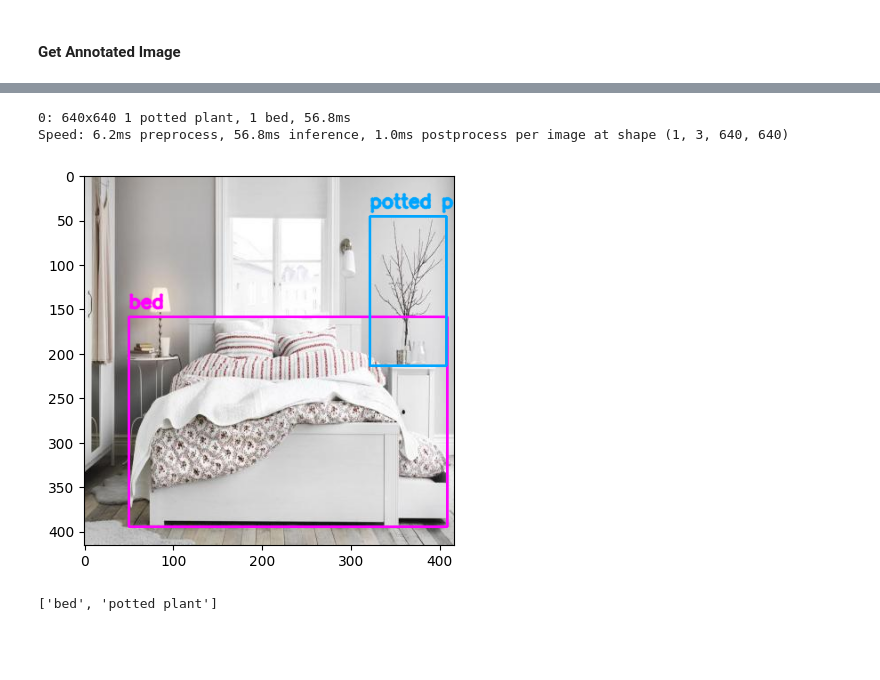
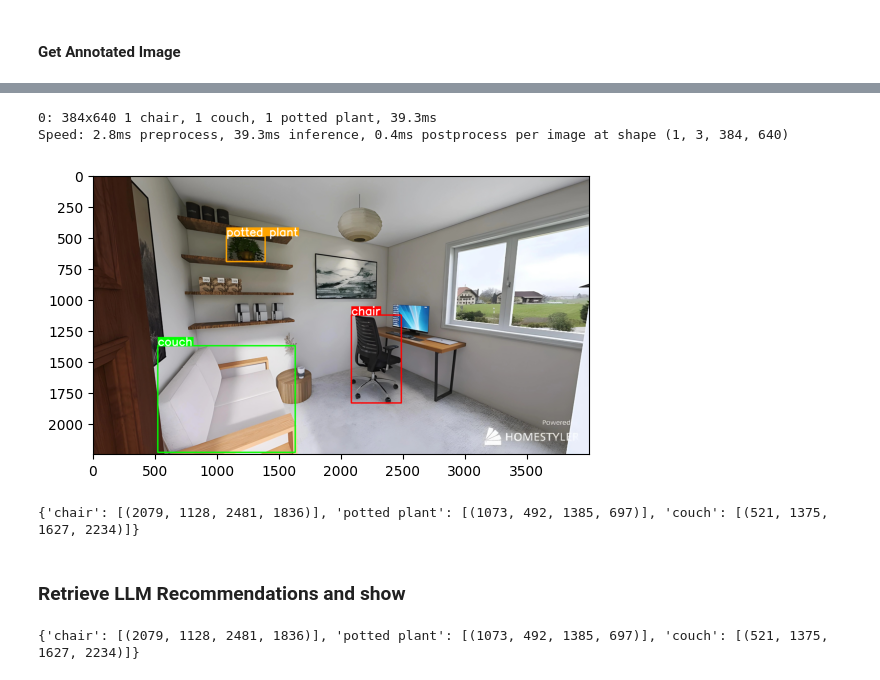
Before and after one commit to Briantmorr/Applied_Computer_Vision_Fengshu-AI, a Jupyter notebook: llm_experiment.ipynb, the cells around one changed output, grey strips where cells are left out. Cells and saved outputs as stored; diff of their text form; code cells hidden in the pictures; blank space fills up the shorter version.

Commit message:
updated llm experiement and added example images

```diff
--- a/llm_experiment.ipynb
+++ b/llm_experiment.ipynb
@@ -121,21 +192,2 @@ def get_gpt4_completion_with_image(image, prompt):
 # %% [markdown]
 #### Get Annotated Image
-# %%
-def detect_objects(image):
-    """
-    Implemented custom detection and drawing of bounding boxes.
-    Only drawing items if they are in INTERIOR CLASSES. removed the confidence score to simplify image
-    """
-    results = model(image)
-    detected_items = []
-    for result in results:
-        for box in result.boxes:
-            class_id = int(box.cls)
-            if class_id in INTERIOR_CLASSES:
-                label, color = INTERIOR_CLASSES[class_id]
-                detected_items.append(label)
-                x1, y1, x2, y2 = map(int, box.xyxy[0])
-                image = cv2.rectangle(image, (x1, y1), (x2, y2), color, 2)
-                image = cv2.putText(image, label, (x1, y1 - 10), cv2.FONT_HERSHEY_SIMPLEX, 0.7, color, 2, lineType=cv2.LINE_AA)
-    annotated_image = cv2.cvtColor(image, cv2.COLOR_BGR2RGB)
-    return annotated_image, detected_items
@@ -151,3 +194,4 @@ Test Path: data/test/images
 # %%
-sample_image_path = os.path.join(test_path, os.listdir(test_path)[10])
+example_path = 'data/examples'
+sample_image_path = os.path.join(example_path, os.listdir(example_path)[6])
 image = Image.open(sample_image_path)
@@ -157,12 +198,13 @@ image = Image.open(sample_image_path)
 # %%
 image = cv2.imread(sample_image_path)
-
+image = cv2.cvtColor(image, cv2.COLOR_BGR2RGB)
+image_future = Image.fromarray(image)
 annotated_image, detected_items = detect_objects(image)
 plt.imshow(annotated_image)
 plt.show()
 print(detected_items)
 # %% [output]
-0: 640x640 1 potted plant, 1 bed, 56.8ms
-Speed: 6.2ms preprocess, 56.8ms inference, 1.0ms postprocess per image at shape (1, 3, 640, 640)
+0: 384x640 1 chair, 1 couch, 1 potted plant, 39.3ms
+Speed: 2.8ms preprocess, 39.3ms inference, 0.4ms postprocess per image at shape (1, 3, 384, 640)
-[figure, old version]
+[figure, new version]
-['bed', 'potted plant']
+{'chair': [(2079, 1128, 2481, 1836)], 'potted plant': [(1073, 492, 1385, 697)], 'couch': [(521, 1375, 1627, 2234)]}
@@ -170,0 +211,6 @@ resp = get_gpt4_completion_with_image(annotated_image, prompt)
+# %% [markdown]
+### Retrieve LLM Recommendations and show
+# %%
+print(detected_items)
+# %% [output]
+{'chair': [(2079, 1128, 2481, 1836)], 'potted plant': [(1073, 492, 1385, 697)], 'couch': [(521, 1375, 1627, 2234)]}
```
Also changed, not shown: parts of 24 cells of this notebook, 12 other files.
